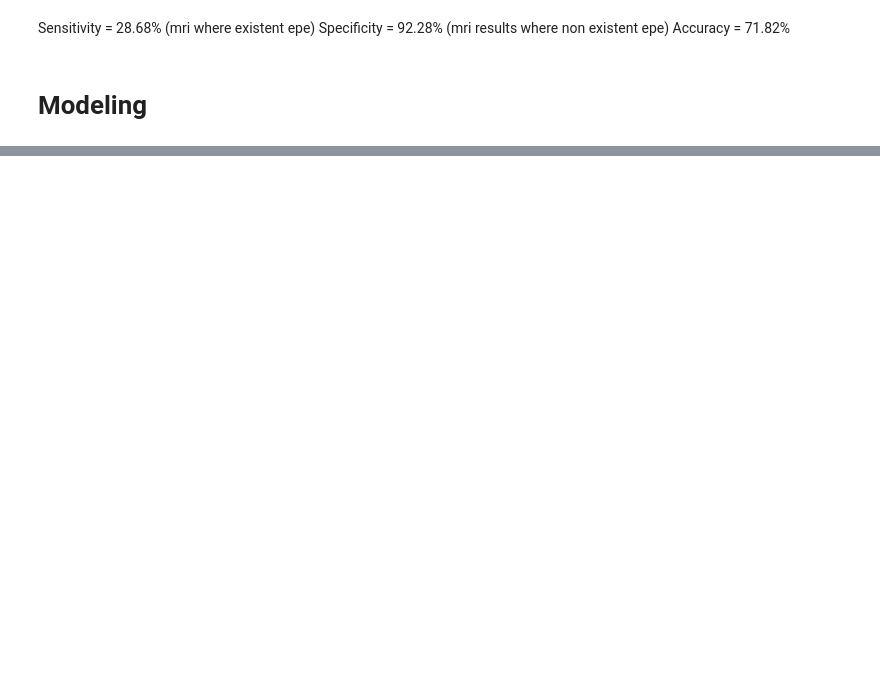
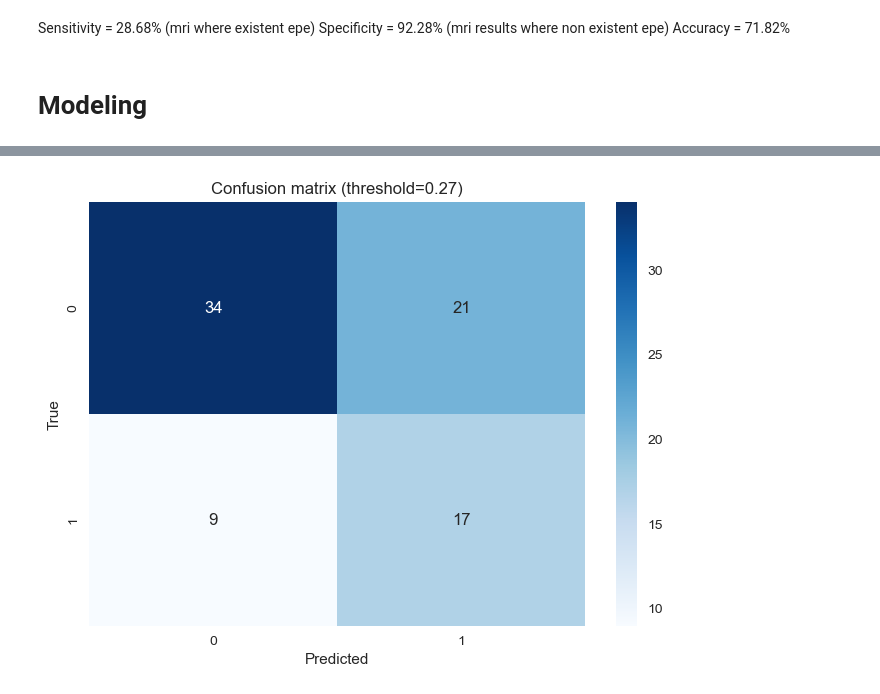
Before and after one commit to PiotrRenk/microscopic-epe-proj, a Jupyter notebook: notebooks/epe_biopsy.ipynb, the cells around one changed output, grey strips where cells are left out. Saved outputs shown, nothing was run; the diff lists cells and outputs as text; code cells hidden in the pictures; blank space fills up the shorter version.

```diff
--- a/notebooks/epe_biopsy.ipynb
+++ b/notebooks/epe_biopsy.ipynb
@@ -163,0 +182,4 @@ plot_confusion_matrix(y_true, y_pred_probs=y_pred_probs, threshold=0.5)
+# %%
+plot_confusion_matrix(y_true, y_pred_probs=y_pred_probs, threshold=0.27)
+# %% [output]
+[figure, added]
```
Also changed, not shown: parts of 15 cells of this notebook.
